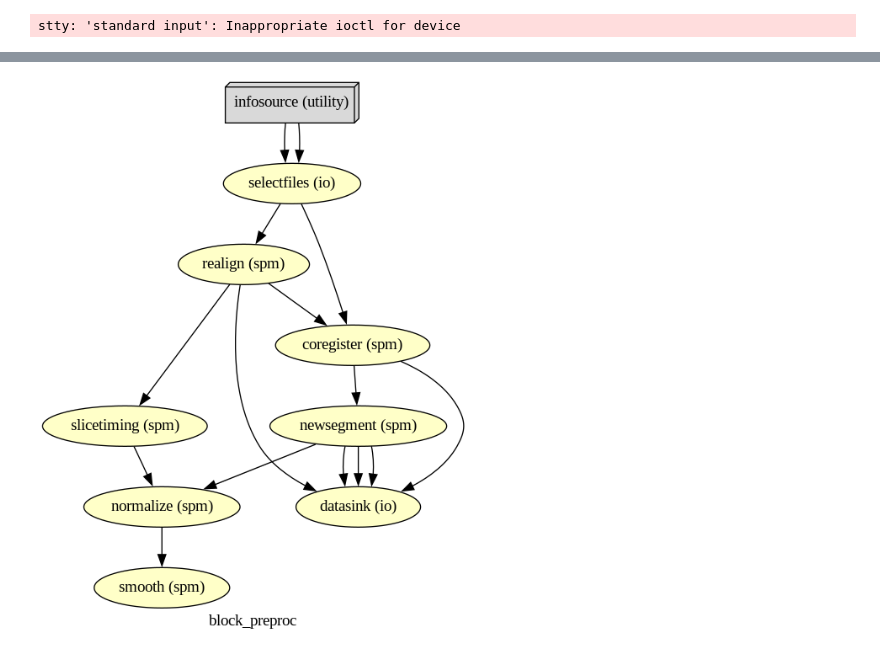
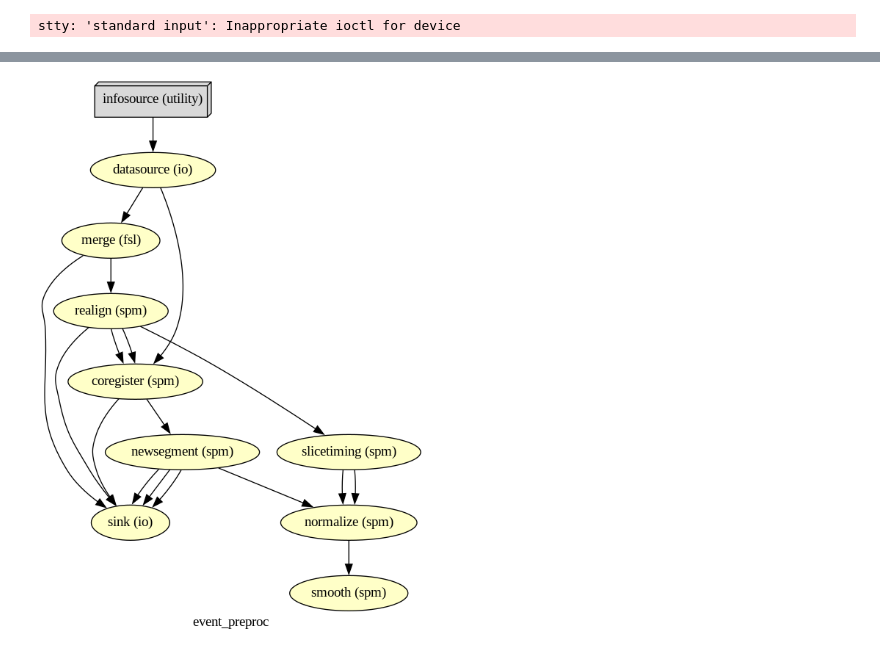
Before and after one commit to Inria-Empenn/spmbasics, a Jupyter notebook: src/Nipype/spm_event_preproc.ipynb, the cells around one changed output, grey strips where cells are left out. Cells and saved outputs as stored; diff of their text form; code cells hidden in the pictures.

Commit message:
event preprocessing

```diff
--- a/src/Nipype/spm_event_preproc.ipynb
+++ b/src/Nipype/spm_event_preproc.ipynb
@@ -179,8 +179,5 @@ preproc.write_graph(graph2use='colored', format='png', dotfilename='colored_grap
 # %%
-# Create preproc output graph
-preproc.write_graph(graph2use='colored', format='png', dotfilename='colored_graph.dot', simple_form=True)
-
 # Visualize the graph
 from IPython.display import Image
-Image(filename='./spmbasics/data/output/workingdir/block_preproc/colored_graph.png', width=750)
+Image(filename='./spmbasics/data/output/workingdir/event_preproc/colored_graph.png', width=750)
 # %% [output]
@@ -189,4 +184,4 @@ Image(filename='./spmbasics/data/output/workingdir/block_preproc/colored_graph.p
-[figure, old version]
+[figure, new version]
 # %%
 preproc.write_graph(graph2use='flat', format='png', simple_form=True, dotfilename='flat_graph.dot')
 # %% [output]
```
Also changed, not shown: parts of 21 cells of this notebook.
